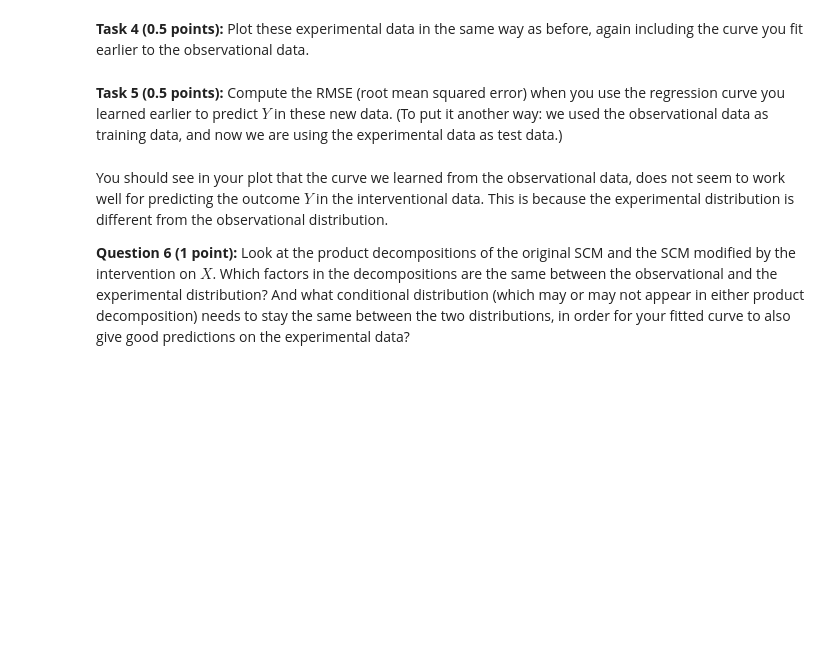
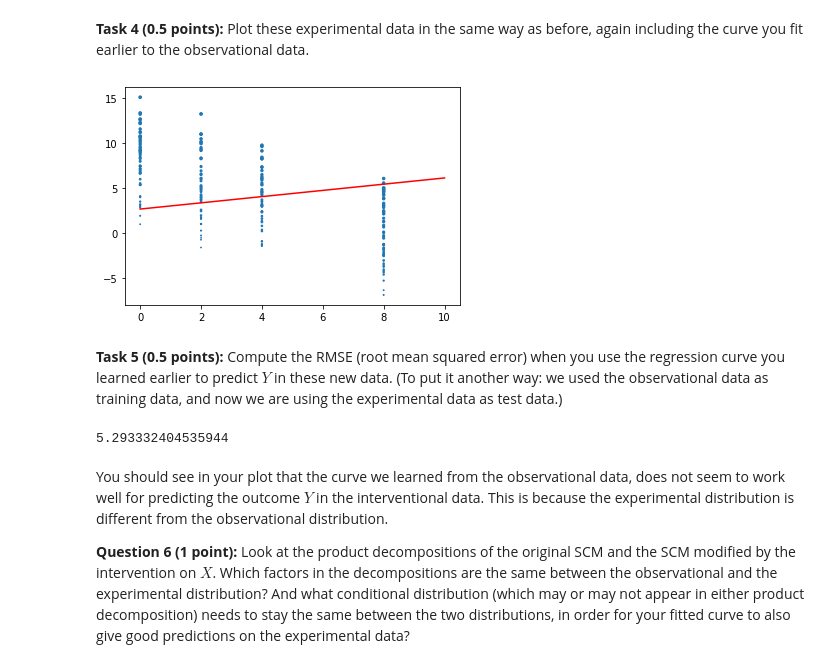
Before and after one commit to DatSplit/AML_Universiteit_Utrecht, a Jupyter notebook: Assignment 3/AML_assignment3.ipynb, the cells around one changed output. Drawn from its saved outputs; the diff is of its cells as text; code cells hidden in the pictures; blank space fills up the shorter version.

```diff
--- a/Assignment 3/AML_assignment3.ipynb
+++ b/Assignment 3/AML_assignment3.ipynb
@@ -80,8 +98,11 @@ Now we will consider what happens if we intervene on the system by prescribing c
 def generate_experimental_data(x, num_samples):
     # Generate data under intervention do(X=x[i]). x is a vector of length num_samples.
     # Your code here
-    # return (x, y, z)
-    return (x, x, x) # temporary: remove this when your code is in place
+
+    z = f_Z(num_samples)
+    y = f_Y(z, x, num_samples)
+
+    return x, y, z
 # %% [markdown]
 We will look at interventional data where for each data point, the dosage is chosen uniformly at random from the set $\{0,2,4,8\}$, independently for each individual.
 # %%
@@ -98,2 +117,10 @@ x_exp = np.random.choice(np.array([0, 2, 4, 8], dtype=int), size=num_samples_exp
+# %%
+# Your code here
+
+plt.scatter(x_exp, y_exp, z_exp)
+plt.plot(reg_curve_datapoints, reg_curve_pred, c='red')
+plt.show()
+# %% [output]
+[figure, added]
 # %% [markdown]
 **Task 5 (0.5 points):** Compute the RMSE (root mean squared error) when you use the regression curve you learned earlier to predict $Y$ in these new data. (To put it another way: we used the observational data as training data, and now we are using the experimental data as test data.)
@@ -102,3 +127,13 @@ x_exp = np.random.choice(np.array([0, 2, 4, 8], dtype=int), size=num_samples_exp
+# %%
+# Your code here
+
+y_exp_pred = lr.predict(x_exp.reshape(-1, 1))
+
+RMSE = np.sqrt(np.sum(np.divide(np.subtract(y_exp_pred.reshape(1, -1)[0], y_exp)**2, num_samples_exp)))
+
+print(RMSE)
+# %% [output]
+5.293332404535944
 # %% [markdown]
 You should see in your plot that the curve we learned from the observational data, does not seem to work well for predicting the outcome $Y$ in the interventional data. This is because the experimental distribution is different from the observational distribution.
 
```
Also changed, not shown: parts of 13 cells of this notebook.
